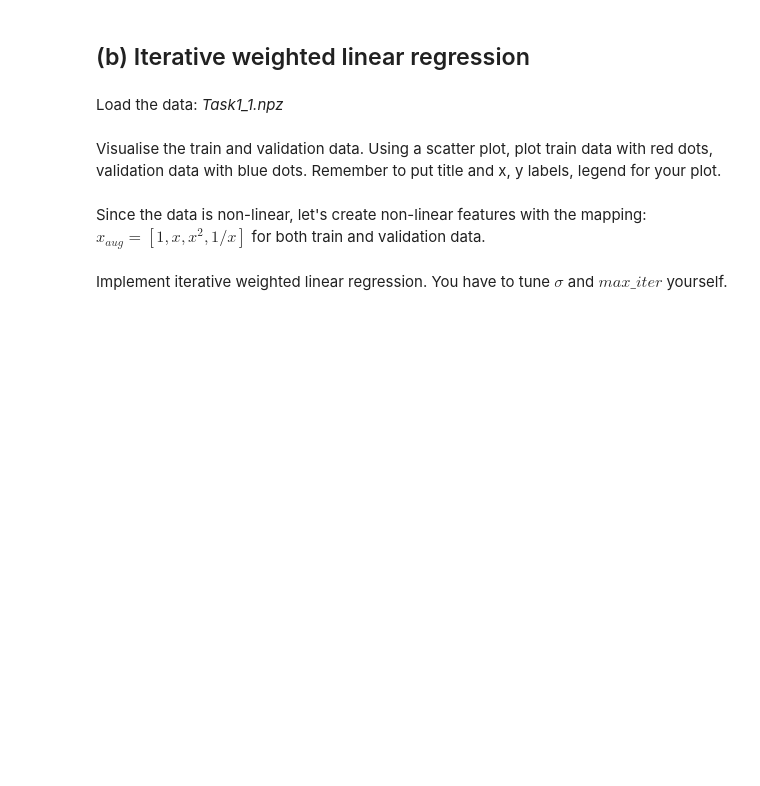
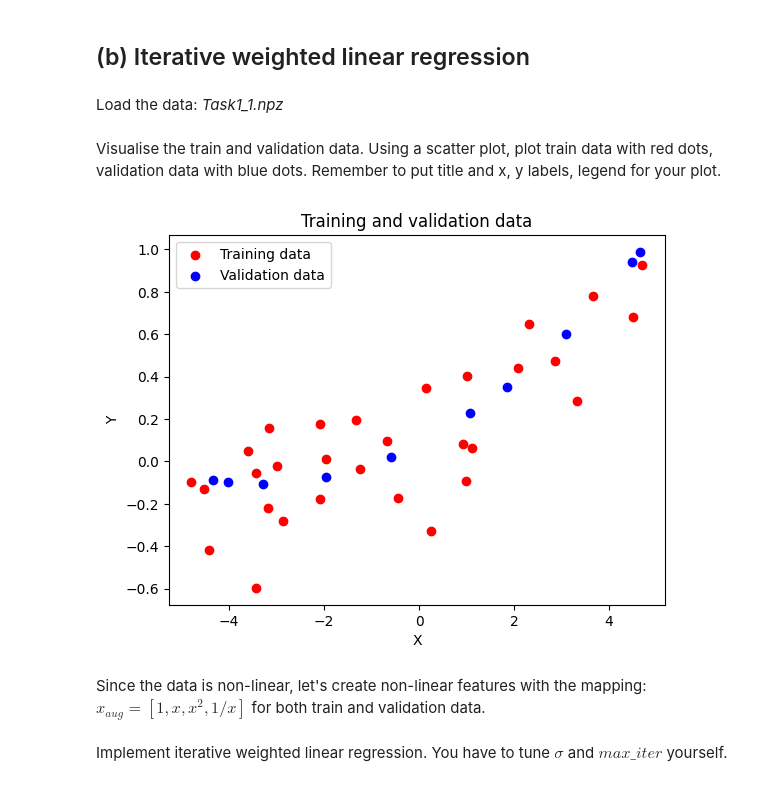
Before and after one commit to sqooid/ece4179-neural-networks, a Jupyter notebook: assignment/Task_1_Student.ipynb, the cells around one changed output. Saved outputs shown, nothing was run; the diff lists cells and outputs as text; code cells hidden in the pictures; blank space fills up the shorter version.

```diff
--- a/assignment/Task_1_Student.ipynb
+++ b/assignment/Task_1_Student.ipynb
@@ -118,3 +116,16 @@ Visualise the train and validation data. Using a scatter plot, plot train data w
+# %%
+# Visualise the data.
+
+plt.figure()
+plt.scatter(X_trn, Y_trn, color="red")
+plt.title("Training and validation data")
+plt.scatter(X_val, Y_val, color="blue")
+plt.xlabel("X")
+plt.ylabel("Y")
+plt.legend(["Training data", "Validation data"])
+plt.show()
+# %% [output]
+[figure, added]
 # %% [markdown]
 Since the data is non-linear, let's create non-linear features with the mapping: $ x_{aug} = [1, x, x^2, 1/x] $ for both train and validation data.
 # %%
```
Also changed, not shown: parts of 6 cells of this notebook, 1 other file.
